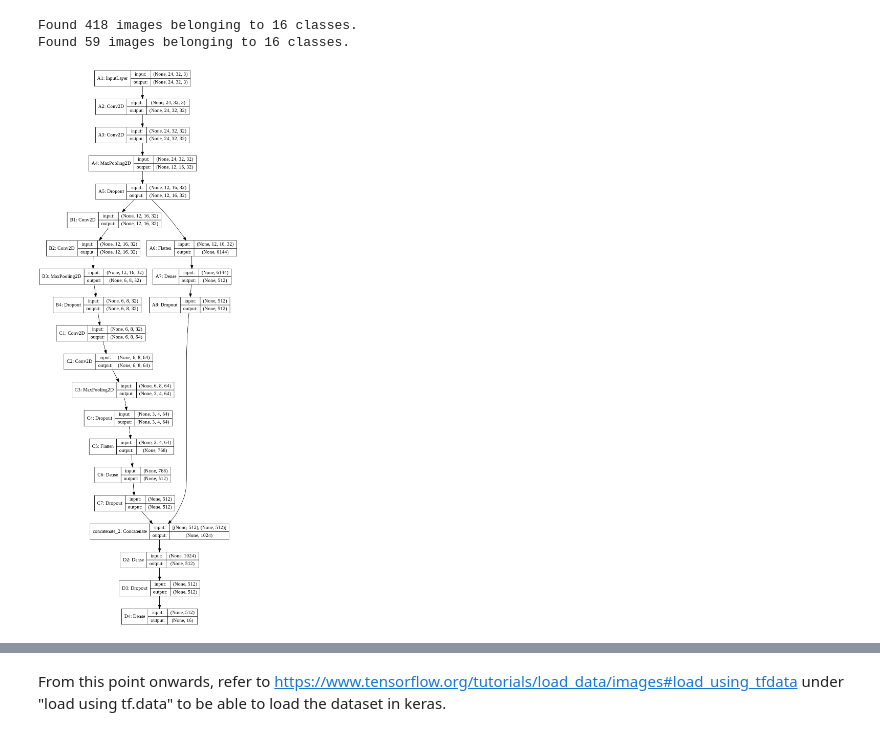
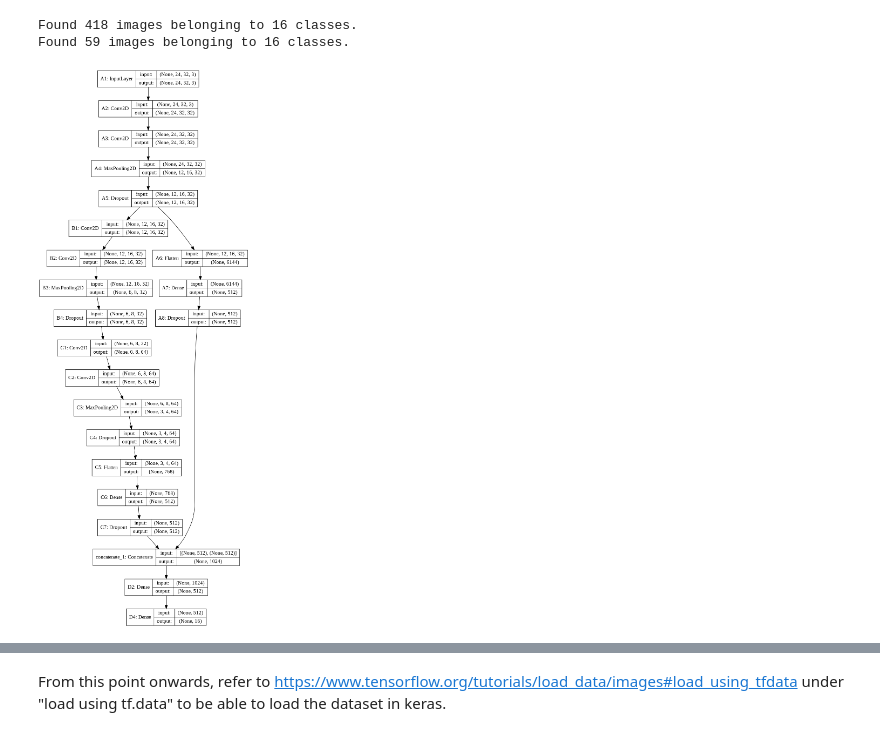
Before and after one commit to jiachin1995/CZ3004_image_recognition, a Jupyter notebook: train_model_ver2 .ipynb, the cells around one changed output, grey strips where cells are left out. Drawn from its saved outputs; the diff is of its cells as text; code cells hidden in the pictures.

```diff
--- a/train_model_ver2 .ipynb
+++ b/train_model_ver2 .ipynb
@@ -474,12 +470,12 @@ Found 59 images belonging to 16 classes.
 # %%
 D1 = Concatenate(axis=1)([C7, A8])              #check if trainable
 D2 = Dense(512, activation='relu',name='D2')(D1)
-D3 = Dropout(0.3,name='D3')(D2)
-D4 = Dense(16, activation='softmax',name='D4')(D3)
+#D3 = Dropout(0.3,name='D3')(D2)
+D4 = Dense(16, activation='softmax',name='D4')(D2)
 
 model = Model(inputs=[A1],outputs=[D4])
 plot_model(model,show_shapes=True)
 # %% [output]
-[figure, old version]
+[figure, new version]
 # %%
 model.compile(loss='categorical_crossentropy',
```
Also changed, not shown: parts of 12 cells of this notebook.
